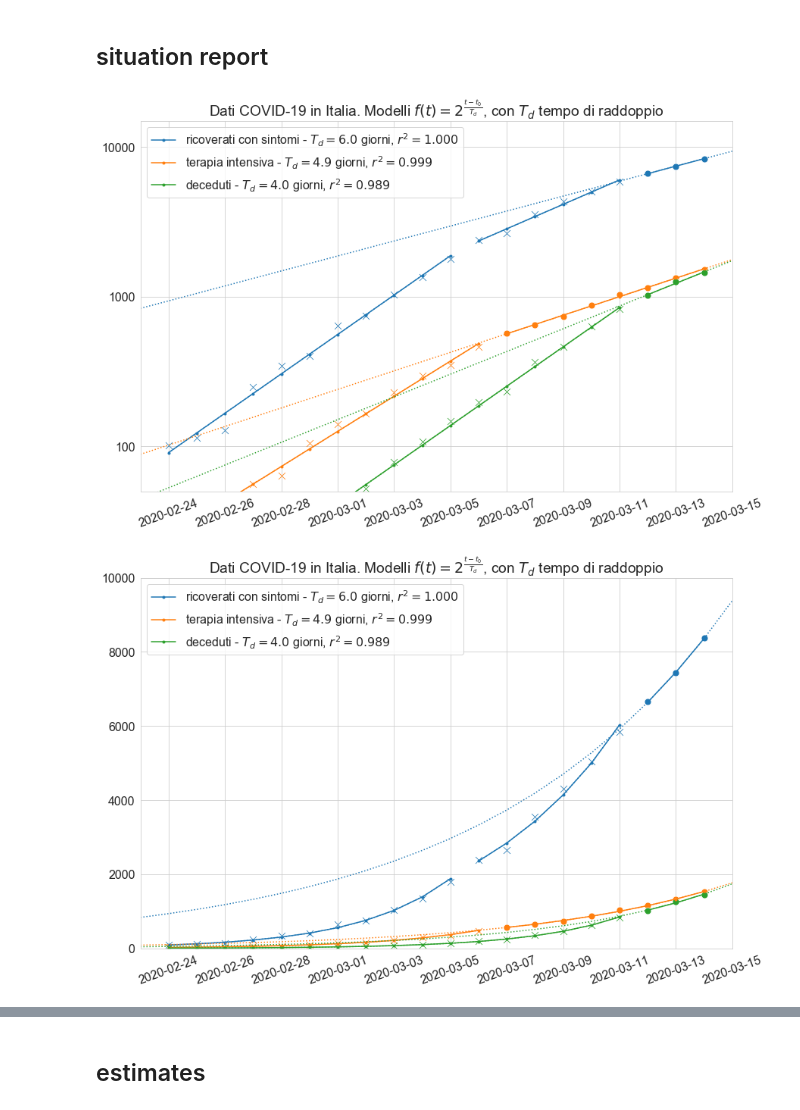
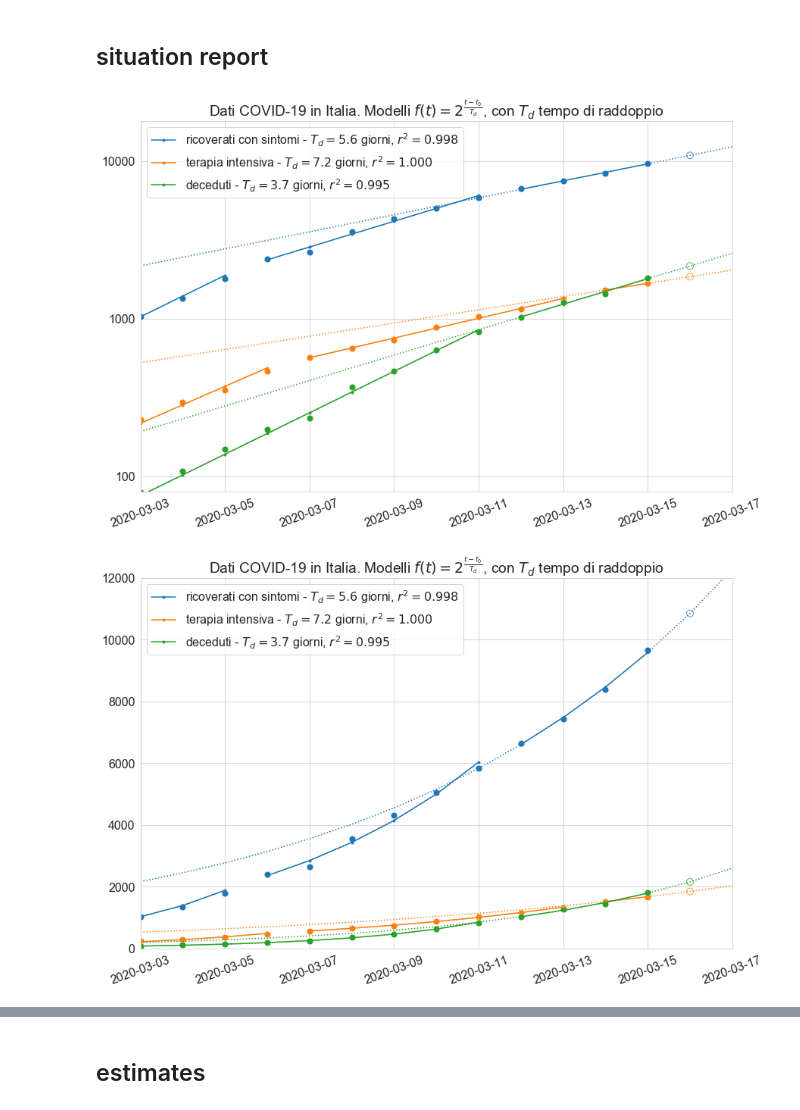
Before and after one commit to alexamici/covid-19-notebooks, a Jupyter notebook: notebooks/italy-situation-report.ipynb, the cells around one changed output, grey strips where cells are left out. Drawn from its saved outputs; the diff is of its cells as text; code cells hidden in the pictures.

```diff
--- a/notebooks/italy-situation-report.ipynb
+++ b/notebooks/italy-situation-report.ipynb
@@ -39,8 +39,8 @@ data_italy.tail()
 ## situation report
 # %%
 START_FIT = '2020-02-24'
-STOP_FIT = None
-EXTRAPOLTATE = ('2020-02-23', '2020-03-15')
+STOP_FIT = '2020-03-15'
+EXTRAPOLTATE = ('2020-03-03', '2020-03-17')
 # %%
 fits = {}
 fits['dimessi_guariti'] = covid19.fit.ExponentialFit.from_frame('dimessi_guariti', data_italy, start='2020-02-29', stop=STOP_FIT)
@@ -50,36 +50,38 @@ fits['totale_casi'] = covid19.fit.ExponentialFit.from_frame('totale_casi', data_
 fits['ricoverati_con_sintomi_1'] = covid19.fit.ExponentialFit.from_frame('ricoverati_con_sintomi', data_italy, start=START_FIT, stop='2020-03-05')
 fits['ricoverati_con_sintomi_2'] = covid19.fit.ExponentialFit.from_frame('ricoverati_con_sintomi', data_italy, start='2020-03-06', stop='2020-03-11')
 fits['terapia_intensiva_1'] = covid19.fit.ExponentialFit.from_frame('terapia_intensiva', data_italy, start=START_FIT, stop='2020-03-06')
+fits['terapia_intensiva_2'] = covid19.fit.ExponentialFit.from_frame('terapia_intensiva', data_italy, start='2020-03-07', stop='2020-03-13')
 fits['deceduti_1'] = covid19.fit.ExponentialFit.from_frame('deceduti', data_italy, start=START_FIT, stop='2020-03-11')
 
 fits['ricoverati_con_sintomi'] = covid19.fit.ExponentialFit.from_frame('ricoverati_con_sintomi', data_italy, start='2020-03-12', stop=STOP_FIT)
-fits['terapia_intensiva'] = covid19.fit.ExponentialFit.from_frame('terapia_intensiva', data_italy, start='2020-03-07', stop=STOP_FIT)
+fits['terapia_intensiva'] = covid19.fit.ExponentialFit.from_frame('terapia_intensiva', data_italy, start='2020-03-14', stop=STOP_FIT)
 fits['deceduti'] = covid19.fit.ExponentialFit.from_frame('deceduti', data_italy, start='2020-03-12', stop=STOP_FIT)
 # %%
-_, ax = plt.subplots(subplot_kw={'yscale': 'log', 'ylim': (50, 15000)})
+_, ax = plt.subplots(subplot_kw={'yscale': 'log', 'ylim': (80, 18000)})
 covid19.plot.plot_fit(ax, fits['ricoverati_con_sintomi_1'], color=sns.color_palette()[0])
 covid19.plot.plot_fit(ax, fits['ricoverati_con_sintomi_2'], color=sns.color_palette()[0])
 covid19.plot.plot_fit(ax, fits['terapia_intensiva_1'], color=sns.color_palette()[1])
+covid19.plot.plot_fit(ax, fits['terapia_intensiva_2'], color=sns.color_palette()[1])
 covid19.plot.plot_fit(ax, fits['deceduti_1'], color=sns.color_palette()[2])
 for kind, color in zip(['ricoverati_con_sintomi', 'terapia_intensiva', 'deceduti'], sns.color_palette()):
     covid19.plot.plot(ax, data_italy[kind], fits[kind], label=kind.replace('_', ' '), extrapolate=EXTRAPOLTATE, color=color, date_interval=2)
 
 _ = ax.set(title=r'Dati COVID-19 in Italia. Modelli $f(t) = 2 ^ \frac{t - t_0}{T_d}$, con $T_d$ tempo di raddoppio')
 # %% [output]
-[figure, old version]
+[figure, new version]
 # %%
-
-_, ax = plt.subplots(subplot_kw={'yscale': 'linear', 'ylim': (0, 10000)})
+_, ax = plt.subplots(subplot_kw={'yscale': 'linear', 'ylim': (0, 12000)})
 covid19.plot.plot_fit(ax, fits['ricoverati_con_sintomi_1'], color=sns.color_palette()[0])
 covid19.plot.plot_fit(ax, fits['ricoverati_con_sintomi_2'], color=sns.color_palette()[0])
 covid19.plot.plot_fit(ax, fits['terapia_intensiva_1'], color=sns.color_palette()[1])
+covid19.plot.plot_fit(ax, fits['terapia_intensiva_2'], color=sns.color_palette()[1])
 covid19.plot.plot_fit(ax, fits['deceduti_1'], color=sns.color_palette()[2])
 for kind, color in zip(['ricoverati_con_sintomi', 'terapia_intensiva', 'deceduti'], sns.color_palette()):
     covid19.plot.plot(ax, data_italy[kind], fits[kind], label=kind.replace('_', ' '), extrapolate=EXTRAPOLTATE, color=color, date_interval=2)
 
 _ = ax.set(title=r'Dati COVID-19 in Italia. Modelli $f(t) = 2 ^ \frac{t - t_0}{T_d}$, con $T_d$ tempo di raddoppio')
 # %% [output]
-[figure, old version]
+[figure, new version]
 # %%
 _, ax = plt.subplots(subplot_kw={'yscale': 'log', 'ylim': (5, 50000)})
 kind = 'dimessi_guariti'
```
Also changed, not shown: parts of 4 cells of this notebook.
